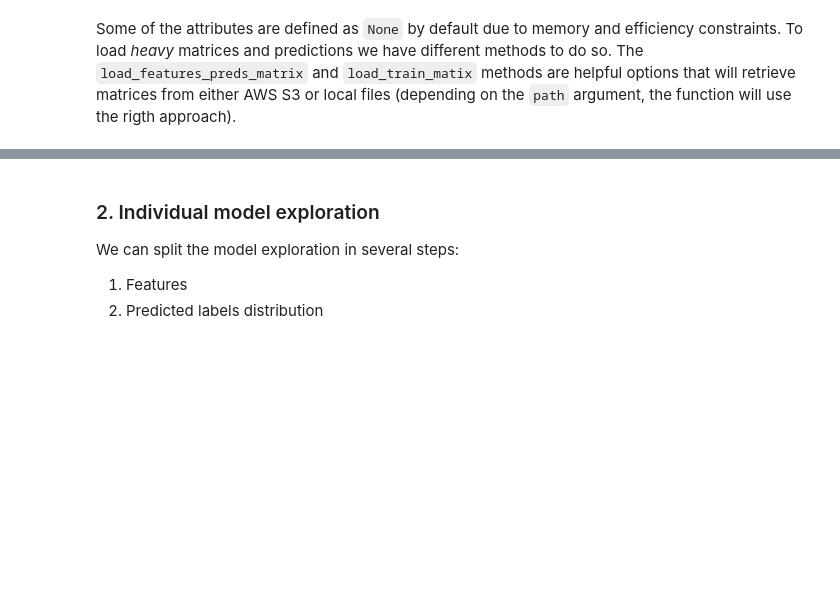
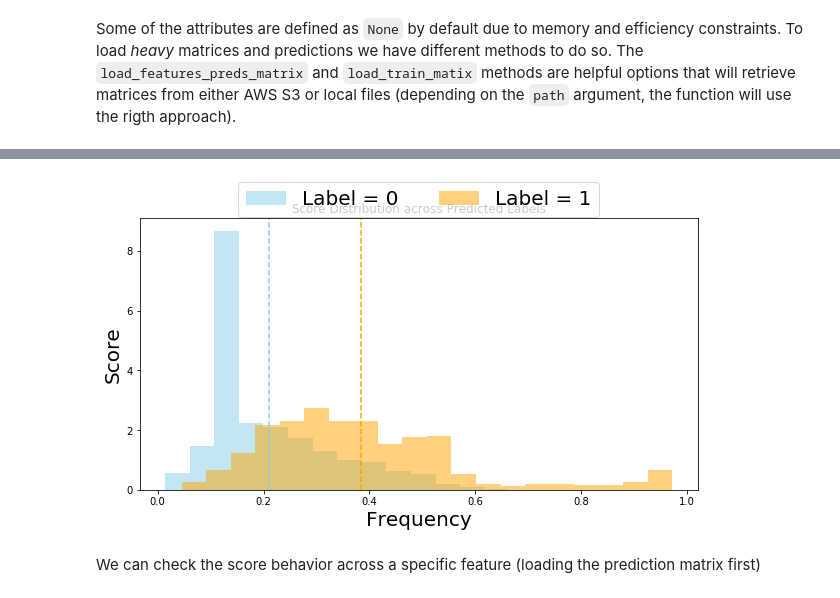
Before and after one commit to dssg/triage, a Jupyter notebook: src/triage/component/postmodeling/contrast/postmodeling_tutorial.ipynb, the cells around one changed output, grey strips where cells are left out. Drawn from its saved outputs; the diff is of its cells as text; code cells hidden in the pictures; blank space fills up the shorter version.

```diff
--- a/src/triage/component/postmodeling/contrast/postmodeling_tutorial.ipynb
+++ b/src/triage/component/postmodeling/contrast/postmodeling_tutorial.ipynb
@@ -67,8 +73,8 @@ Some of the attributes are defined as `None` by default due to memory and effici
+# %%
+l_t[1].plot_score_label_distributions(figsize=(10,5))
+# %% [output]
+[figure, added]
+# %% [markdown]
+We can check the score behavior across a specific feature (loading the prediction matrix first)
 # %%
 l_t[0].load_features_preds_matrix('/mnt/data/users/ihiguera/dirtyduck/triage/output/matrices/')
-# %% [markdown]
-### 2. Individual model exploration
-
-We can split the model exploration in several steps:
-1. Features
-2. Predicted labels distribution
```
Also changed, not shown: parts of 29 cells of this notebook.
